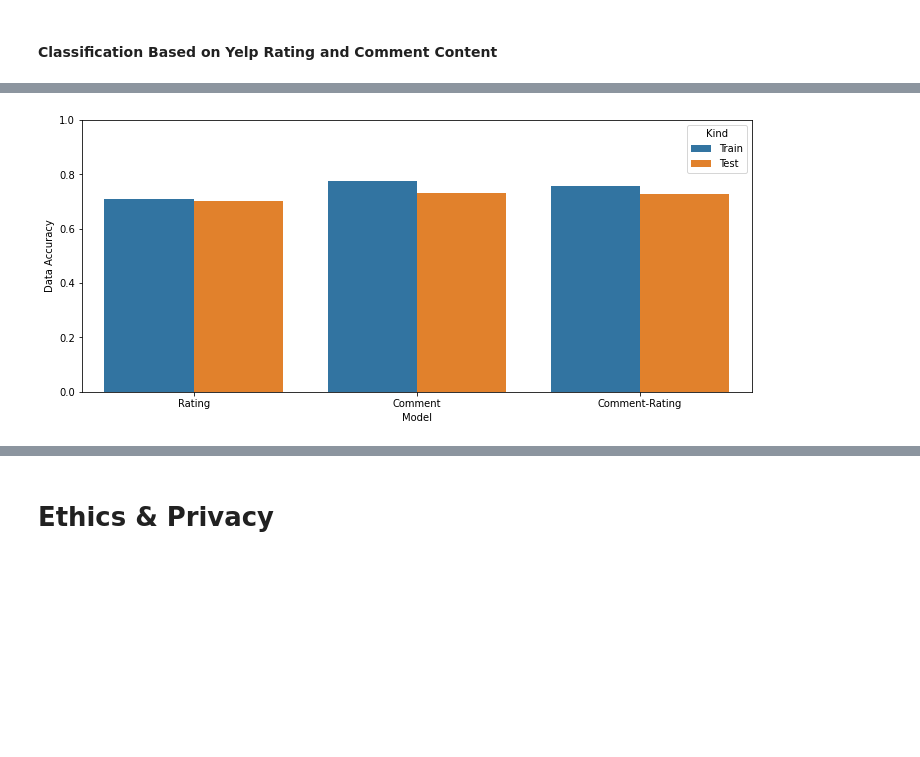
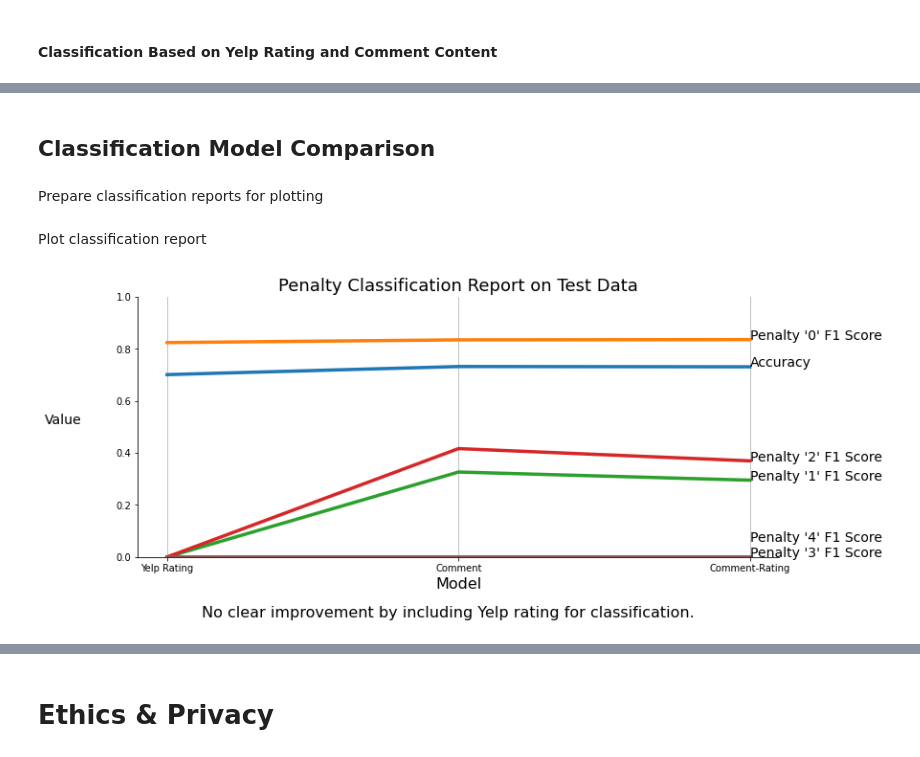
Before and after one commit to COGS108/individual_sp20, a Jupyter notebook: final_project/FinalProject_student-of.ipynb, the cells around one changed output, grey strips where cells are left out. Cells and saved outputs as stored; diff of their text form; code cells hidden in the pictures; blank space fills up the shorter version.

```diff
--- a/final_project/FinalProject_student-of.ipynb
+++ b/final_project/FinalProject_student-of.ipynb
@@ -747,8 +781,4 @@ performance_df = pd.DataFrame([
-# %%
-accuracy_plot = sns.barplot(x="Model", y="Data Accuracy", hue="Kind", data=performance_df)
-accuracy_plot.set(ylim=(0, 1))
-
-penalty_plot = plt.gcf()
-penalty_plot.set_size_inches(12, 5, forward=True)
-# %% [output]
-[figure, removed]
+# %% [markdown]
+## Classification Model Comparison
+# %% [markdown]
+Prepare classification reports for plotting
@@ -754,0 +826,47 @@ penalty_plot.set_size_inches(12, 5, forward=True)
+# %% [markdown]
+Plot classification report
+# %%
+accuracy_plot = sns.lineplot(x="Model", y="Value", hue="Data Kind",
+                             data=test_performance_df,sort=False,
+                             legend=False,
+                             #legend="brief",
+                             linewidth=3.5,
+                             alpha=1
+                             )
+accuracy_plot.set(ylim=(0, 1))
+
+#accuracy_plot.set_style("whitegrid")
+
+accuracy_plot = plt.gca()
+accuracy_plot.grid(axis='x')
+
+accuracy_plot.set_xlabel("Model", fontsize=16)
+accuracy_plot.set_ylabel("Value", rotation=0,labelpad=55, fontsize=14)
+accuracy_plot.set_title("Penalty Classification Report on Test Data", fontsize=18)
+
+accuracy_plot = plt.gcf()
+accuracy_plot.set_size_inches(12, 5, forward=True)
+sns.despine(accuracy_plot)
+
+def slider_get(x):
+    if x == 1:
+        return 0.06
+    else:
+        return 0
+
+for i in range(test_performance_df.shape[0]):
+    if test_performance_df.iloc[i]["Model"] == "Comment-Rating":
+        slider = slider_get(0)
+        if test_performance_df.iloc[i]["Data Kind"] == "Penalty '4' F1 Score":
+            slider = slider_get(1)
+        plt.text(test_performance_df["Model"].iloc[test_performance_df.shape[0] - 1],
+        test_performance_df["Value"].iloc[i] + slider,
+        test_performance_df["Data Kind"].iloc[i],
+        fontsize=14)
+
+caption = "No clear improvement by including Yelp rating for classification."
+plt.figtext(0.5, -0.05, caption, wrap=True, horizontalalignment='center', fontsize=16);
+
+plt.show()
+# %% [output]
+[figure, added]
```
Also changed, not shown: parts of 35 cells of this notebook.
